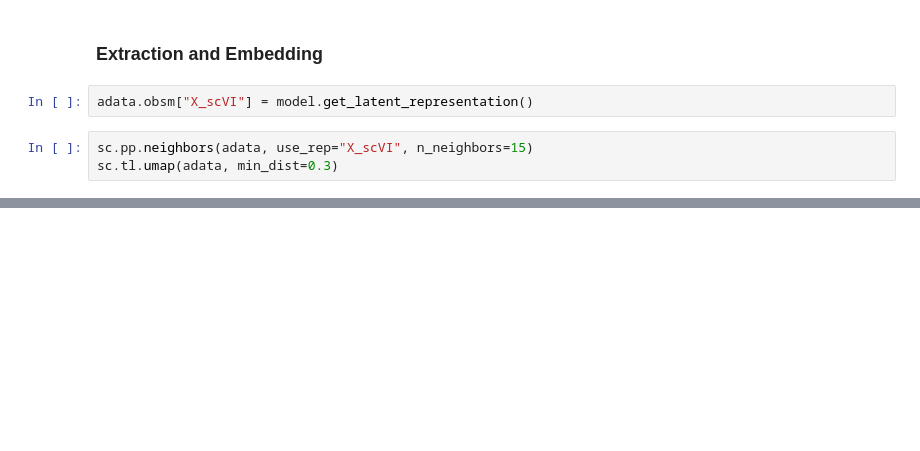
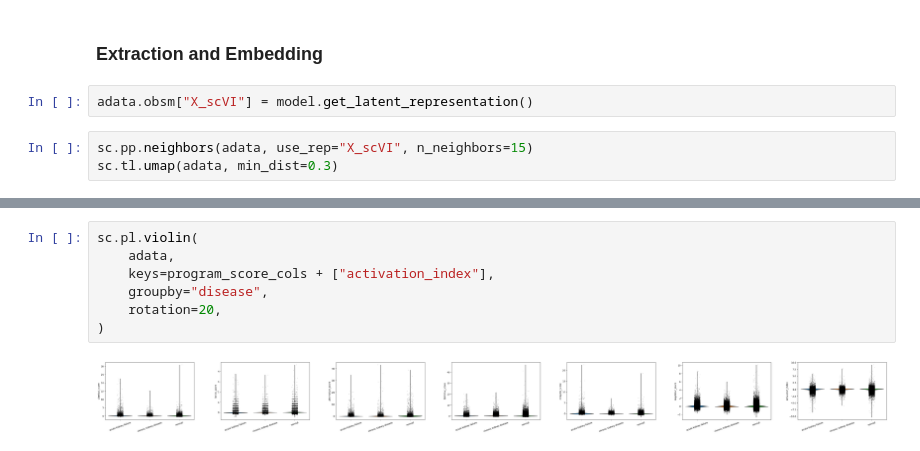
Before and after one commit to aumchampaneri/hs-ckd-aki, a Jupyter notebook: Analysis.ipynb, the cells around one changed output, grey strips where cells are left out. Cells and saved outputs as stored; diff of their text form; blank space fills up the shorter version.

```diff
--- a/Analysis.ipynb
+++ b/Analysis.ipynb
@@ -151,0 +1043,9 @@ model.save("scvi_kidney_model", overwrite=True)
+# %%
+sc.pl.violin(
+    adata,
+    keys=program_score_cols + ["activation_index"],
+    groupby="disease",
+    rotation=20,
+)
+# %% [output]
+[figure, added]
```
Also changed, not shown: parts of 41 cells of this notebook.
